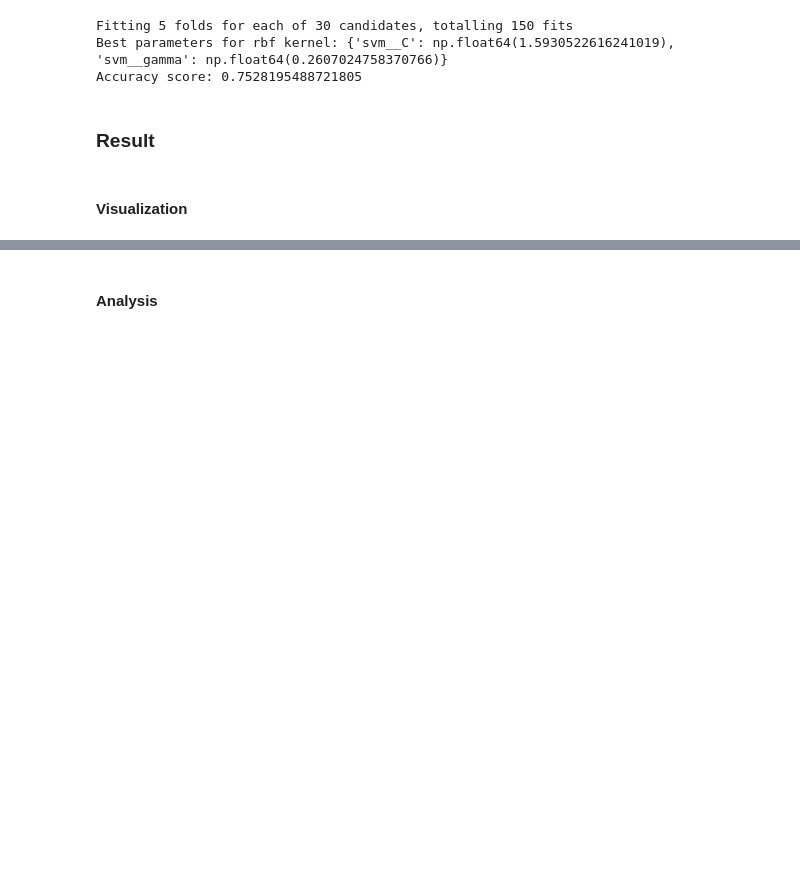
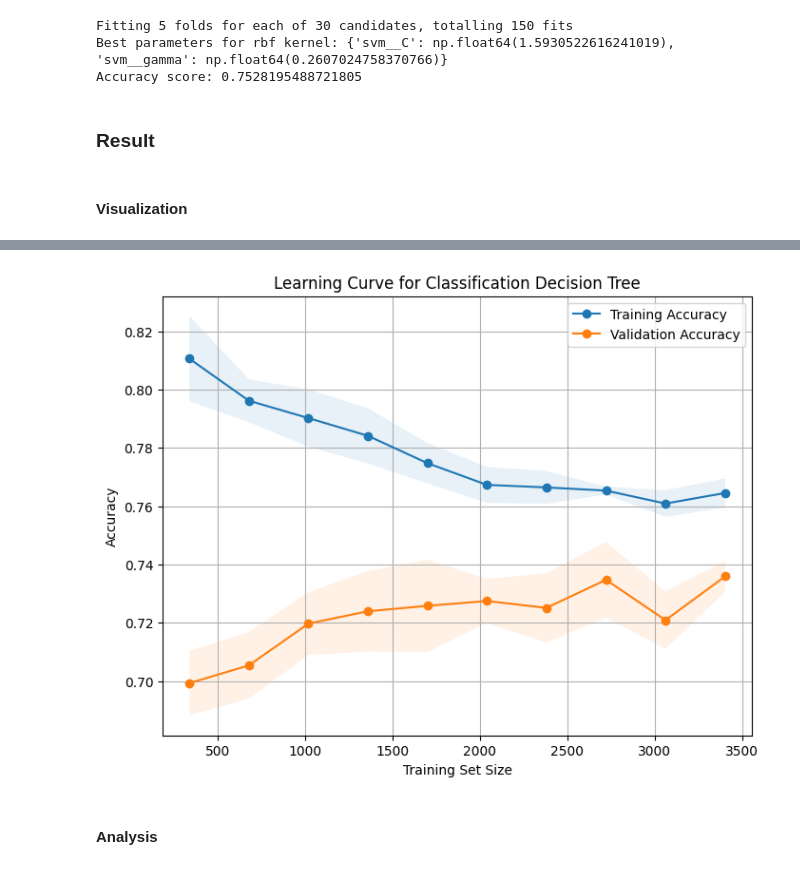
Before and after one commit to heibylau/wine-quality-classification, a Jupyter notebook: src/wine-quality-classification.ipynb, the cells around one changed output, grey strips where cells are left out. Saved outputs shown, nothing was run; the diff lists cells and outputs as text; code cells hidden in the pictures; blank space fills up the shorter version.

```diff
--- a/src/wine-quality-classification.ipynb
+++ b/src/wine-quality-classification.ipynb
@@ -163,2 +177,6 @@ Accuracy score: 0.7528195488721805
+# %%
+model.plot_learning_curve(tree, X_train, y_train, title="Learning Curve for Classification Decision Tree")
+# %% [output]
+[figure, added]
 # %% [markdown]
 #### Analysis
```
Also changed, not shown: parts of 7 cells of this notebook, 1 other file.
